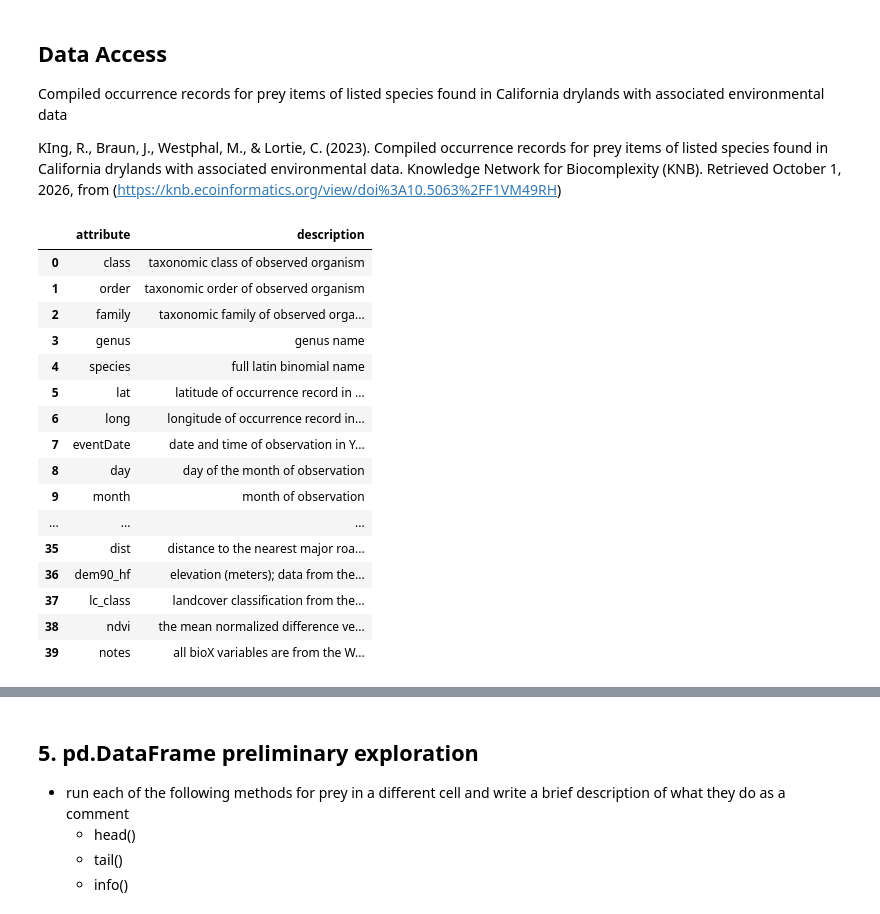
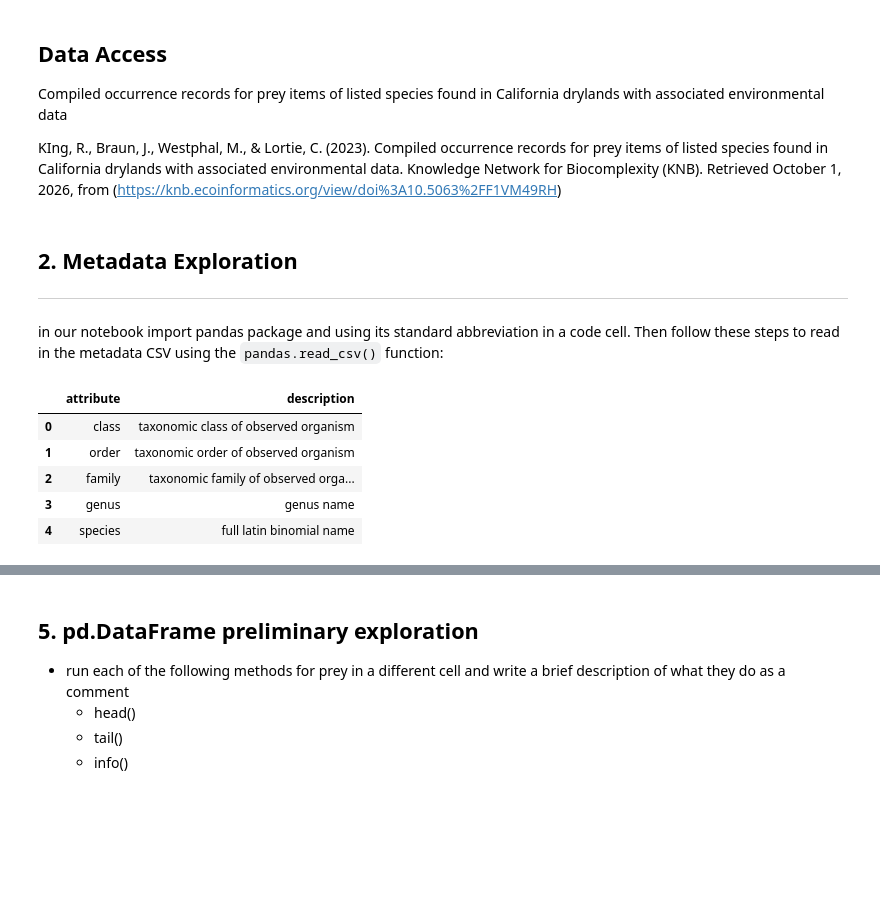
Before and after one commit to Amapolaa/EDS220-2026-sections, a Jupyter notebook: section-1-data-selection-drylands.ipynb, the cells around one changed output, grey strips where cells are left out. Cells and saved outputs as stored; diff of their text form; code cells hidden in the pictures; blank space fills up the shorter version.

```diff
--- a/section-1-data-selection-drylands.ipynb
+++ b/section-1-data-selection-drylands.ipynb
@@ -40,4 +40,9 @@ This dataset is stored in the Knowledge Network for Biocomplexity (KNB) data rep
 Compiled occurrence records for prey items of listed species found in California drylands with associated environmental data
 
 KIng, R., Braun, J., Westphal, M., & Lortie, C. (2023). Compiled occurrence records for prey items of listed species found in California drylands with associated environmental data. Knowledge Network for Biocomplexity (KNB). Retrieved October 1, 2026, from (https://knb.ecoinformatics.org/view/doi%3A10.5063%2FF1VM49RH)
+# %% [markdown]
+## 2. Metadata Exploration
+---
+in our notebook import pandas package and using its standard abbreviation in a code cell.
+Then follow these steps to read in the metadata CSV using the `pandas.read_csv()` function:
 # %%
@@ -48,21 +51,11 @@ prey = pd.read_csv('https://knb.ecoinformatics.org/knb/d1/mn/v2/object/urn%3Auui
 # %%
 # Access metadata from repository
-pd.read_csv('https://knb.ecoinformatics.org/knb/d1/mn/v2/object/urn%3Auuid%3A3baf7289-bf90-4db3-ad11-58785c09b26e')
+meta_data = pd.read_csv('https://knb.ecoinformatics.org/knb/d1/mn/v2/object/urn%3Auuid%3A3baf7289-bf90-4db3-ad11-58785c09b26e')
+meta_data.head()
 # %% [output]
 |  | attribute | description |
 | 0 | class | taxonomic class of observed organism |
 | 1 | order | taxonomic order of observed organism |
 | 2 | family | taxonomic family of observed orga... |
 | 3 | genus | genus name |
 | 4 | species | full latin binomial name |
-| 5 | lat | latitude of occurrence record in ... |
-| 6 | long | longitude of occurrence record in... |
-| 7 | eventDate | date and time of observation in Y... |
-| 8 | day | day of the month of observation |
-| 9 | month | month of observation |
-| ... | ... | ... |
-| 35 | dist | distance to the nearest major roa... |
-| 36 | dem90_hf | elevation (meters); data from the... |
-| 37 | lc_class | landcover classification from the... |
-| 38 | ndvi | the mean normalized difference ve... |
-| 39 | notes | all bioX variables are from the W... |
```
Also changed, not shown: parts of 10 cells of this notebook.
